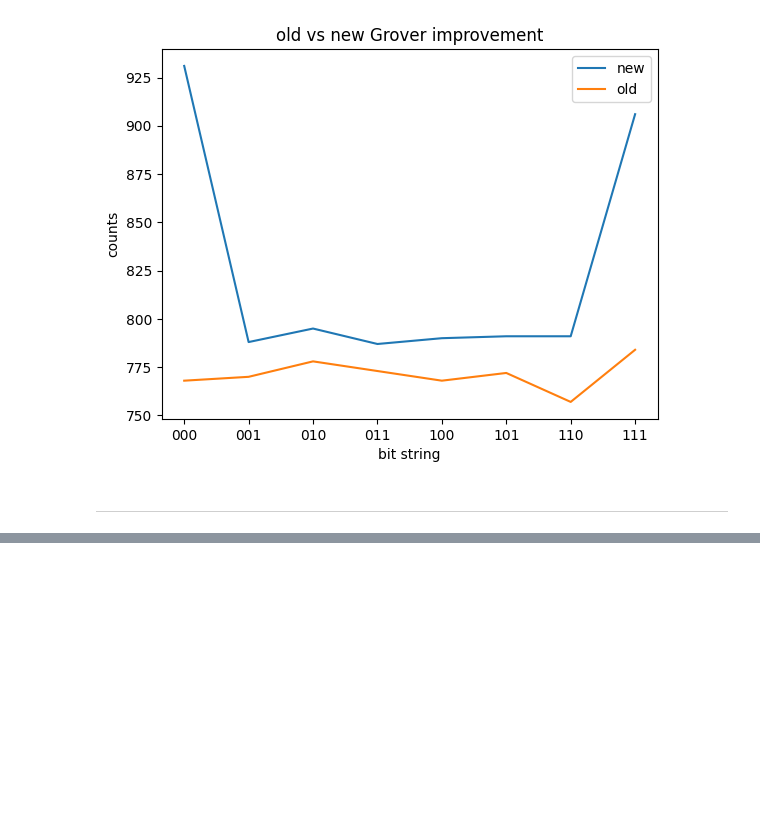
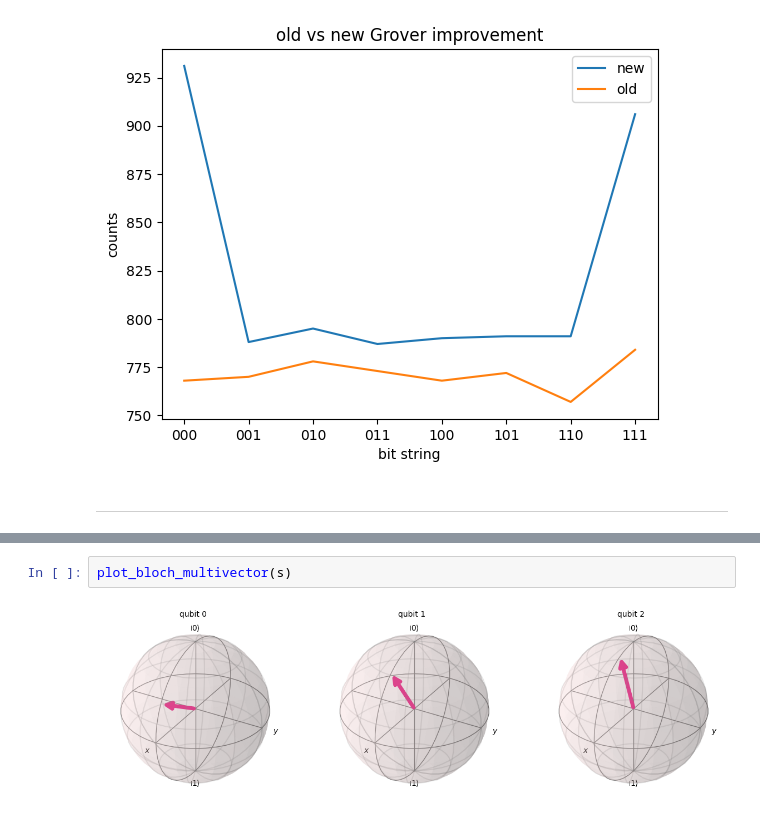
Before and after one commit to Dpbm/scientific-research-1-quantum-oracles, a Jupyter notebook: code/file-explorer.ipynb, the cells around one changed output, grey strips where cells are left out. Saved outputs shown, nothing was run; the diff lists cells and outputs as text; blank space fills up the shorter version.

```diff
--- a/code/file-explorer.ipynb
+++ b/code/file-explorer.ipynb
@@ -849,0 +857,4 @@ plt.show()
+# %%
+plot_bloch_multivector(s)
+# %% [output]
+[figure, added]
```
Also changed, not shown: parts of 9 cells of this notebook.
